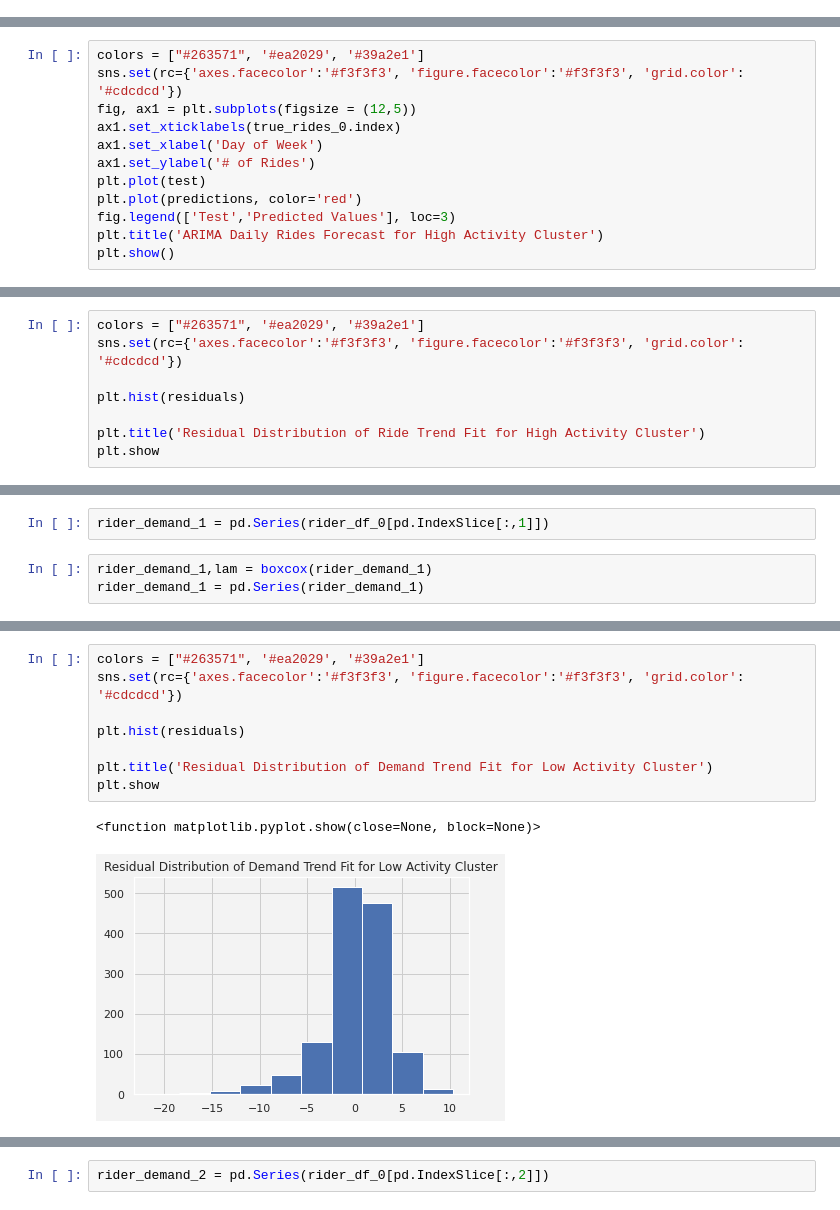
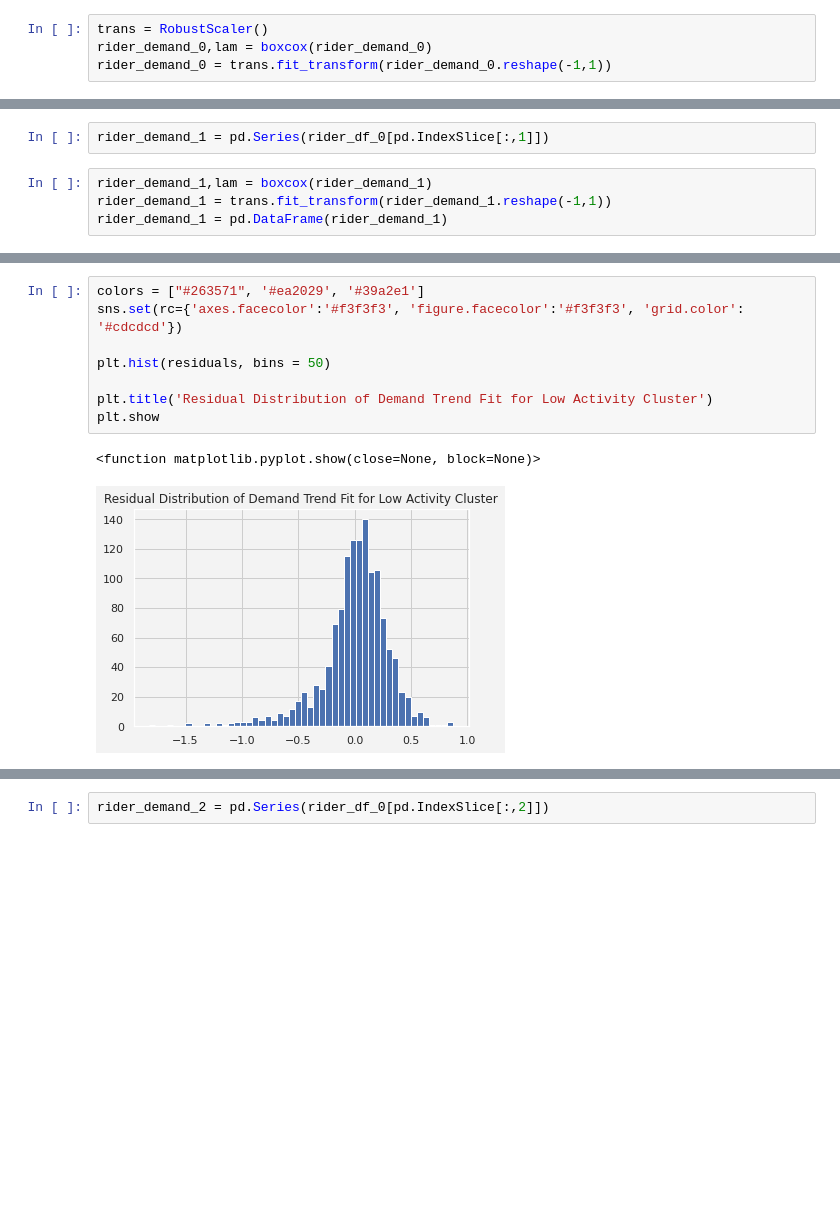
Before and after one commit to evan-kiolbassa/citibike, a Jupyter notebook: Models/Ride Demand Time Series Analysis.ipynb, the cells around one changed output, grey strips where cells are left out. Cells and saved outputs as stored; diff of their text form; blank space fills up the shorter version.

```diff
--- a/Models/Ride Demand Time Series Analysis.ipynb
+++ b/Models/Ride Demand Time Series Analysis.ipynb
@@ -71,4 +72,8 @@ def data_loading():
 rider_df, rider_df_0 = data_loading()
 # %%
 rider_demand_0 = pd.Series(rider_df_0[pd.IndexSlice[:,0]])
+# %%
+trans = RobustScaler()
+rider_demand_0,lam = boxcox(rider_demand_0)
+rider_demand_0 = trans.fit_transform(rider_demand_0.reshape(-1,1))
 # %%
@@ -174,12 +149,0 @@ max     182.195489
-# %%
-colors = ["#263571", '#ea2029', '#39a2e1']
-sns.set(rc={'axes.facecolor':'#f3f3f3', 'figure.facecolor':'#f3f3f3', 'grid.color': '#cdcdcd'})
-fig, ax1 = plt.subplots(figsize = (12,5))
-ax1.set_xticklabels(true_rides_0.index)
-ax1.set_xlabel('Day of Week')
-ax1.set_ylabel('# of Rides')
-plt.plot(test)
-plt.plot(predictions, color='red')
-fig.legend(['Test','Predicted Values'], loc=3)
-plt.title('ARIMA Daily Rides Forecast for High Activity Cluster')
-plt.show()
@@ -188,8 +149,0 @@ plt.show()
-# %%
-colors = ["#263571", '#ea2029', '#39a2e1']
-sns.set(rc={'axes.facecolor':'#f3f3f3', 'figure.facecolor':'#f3f3f3', 'grid.color': '#cdcdcd'})
-
-plt.hist(residuals)
-
-plt.title('Residual Distribution of Ride Trend Fit for High Activity Cluster')
-plt.show
@@ -200,4 +151,5 @@ plt.show
 rider_demand_1 = pd.Series(rider_df_0[pd.IndexSlice[:,1]])
 # %%
 rider_demand_1,lam = boxcox(rider_demand_1)
-rider_demand_1 = pd.Series(rider_demand_1)
+rider_demand_1 = trans.fit_transform(rider_demand_1.reshape(-1,1))
+rider_demand_1 = pd.DataFrame(rider_demand_1)
@@ -244,11 +189,11 @@ plt.show()
 # %%
 colors = ["#263571", '#ea2029', '#39a2e1']
 sns.set(rc={'axes.facecolor':'#f3f3f3', 'figure.facecolor':'#f3f3f3', 'grid.color': '#cdcdcd'})
 
-plt.hist(residuals)
+plt.hist(residuals, bins = 50)
 
 plt.title('Residual Distribution of Demand Trend Fit for Low Activity Cluster')
 plt.show
 # %% [output]
 <function matplotlib.pyplot.show(close=None, block=None)>
-[figure, old version]
+[figure, new version]
```
Also changed, not shown: parts of 31 cells of this notebook, 1 other file.
